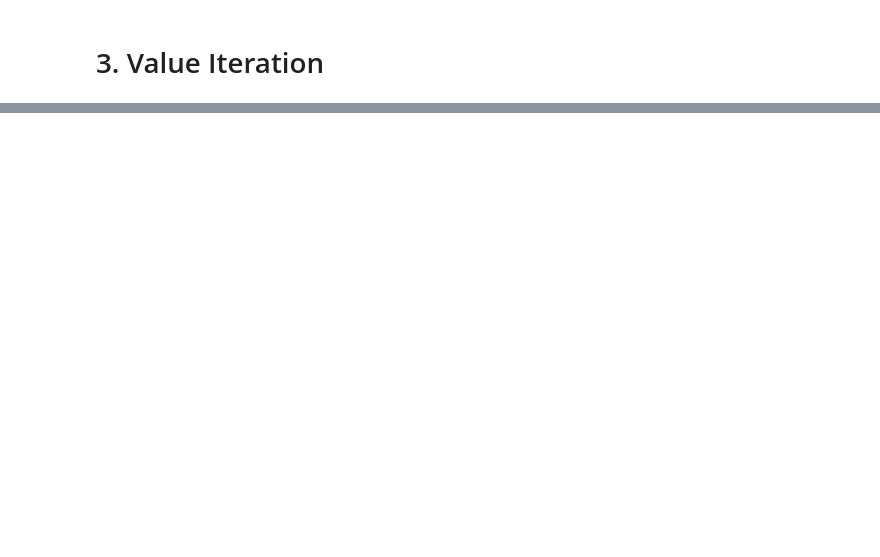
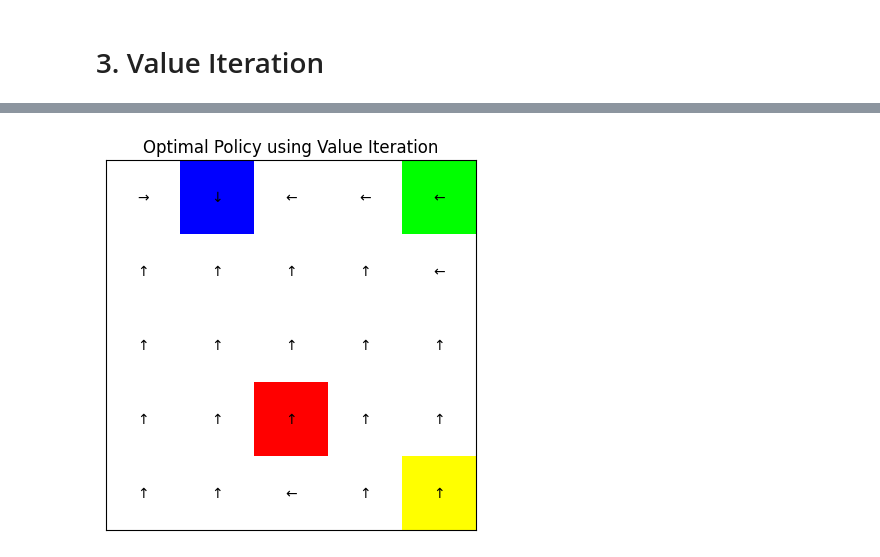
Before and after one commit to IIsameerII/Reinforcement-Learning-DSCI-6650-002, a Jupyter notebook: a2q1.ipynb, the cells around one changed output, grey strips where cells are left out. Cells and saved outputs as stored; diff of their text form; code cells hidden in the pictures; blank space fills up the shorter version.

```diff
--- a/a2q1.ipynb
+++ b/a2q1.ipynb
@@ -39,5 +39,5 @@ def plot_policy(values, title):
     plt.show()
 
 # Example usage with mock data
-values = np.random.rand(5, 5)  # Replace with actual values array
-plot_policy(values, "Policy Visualization")
+# values = np.random.rand(5, 5)  # Replace with actual values array
+# plot_policy(values, "Policy Visualization")
@@ -259,0 +388,78 @@ Optimal values for each state after value iteration:
+# %%
+# Value iteration part 2
+
+import numpy as np
+import pandas as pd
+
+# Parameters
+gamma = 0.95  # discount factor
+theta = 1e-6  # small threshold for convergence
+actions = ['up', 'down', 'left', 'right']
+action_prob = 0.25  # probability for each action
+
+# Grid dimensions
+nrows, ncols = 5, 5
+
+# Initialize the value function
+V = np.zeros((nrows, ncols))
+
+# Special states
+special_states = {
+    (0, 1): {'reward': 5, 'transitions': [(3, 2)]},  # Blue square
+    (0, 4): {'reward': 2.5, 'transitions': [(4, 4), (3, 2)]},  # Green square
+    (3, 2): {'reward': 0},  # Red square
+    (4, 4): {'reward': 0},  # Yellow square
+}
+
+# Define the possible movements
+movements = {
+    'up': (-1, 0),
+    'down': (1, 0),
+    'left': (0, -1),
+    'right': (0, 1),
+}
+
+def get_next_state(row, col, action):
+    move = movements[action]
+    next_row = row + move[0]
+    next_col = col + move[1]
+
+    # If the agent moves off the grid, it stays in the same state
+    if next_row < 0 or next_row >= nrows or next_col < 0 or next_col >= ncols:
+        return row, col, -0.5  # off-grid penalty
+    return next_row, next_col, 0
+
+def value_iteration():
+    while True:
+        delta = 0
+        new_V = np.copy(V)
+        for row in range(nrows):
+            for col in range(ncols):
+                if (row, col) in special_states:
+                    special = special_states[(row, col)]
+                    v = special['reward']
+                    if 'transitions' in special:
+                        v += gamma * sum(
+                            [V[next_row, next_col] for next_row, next_col in special['transitions']]
+                        ) / len(special['transitions'])
+                    new_V[row, col] = v
+                else:
+                    values = []
+                    for action in actions:
+                        next_row, next_col, reward = get_next_state(row, col, action)
+                        values.append(reward + gamma * V[next_row, next_col])
+                    new_V[row, col] = max(values)
+                delta = max(delta, np.abs(new_V[row, col] - V[row, col]))
+        V[:, :] = new_V
+        if delta < theta:
+            break
+
+# Run value iteration
+value_iteration()
+
+# Display the value function grid
+df = pd.DataFrame(V)
+print("Value Function Grid:")
+print(df)
+plot_policy(V, 'Optimal Policy using Value Iteration')
+# %% [output]
@@ -259,0 +473 @@ Optimal values for each state after value iteration:
+[figure, added]
```
Also changed, not shown: parts of 8 cells of this notebook, 9 other files.
